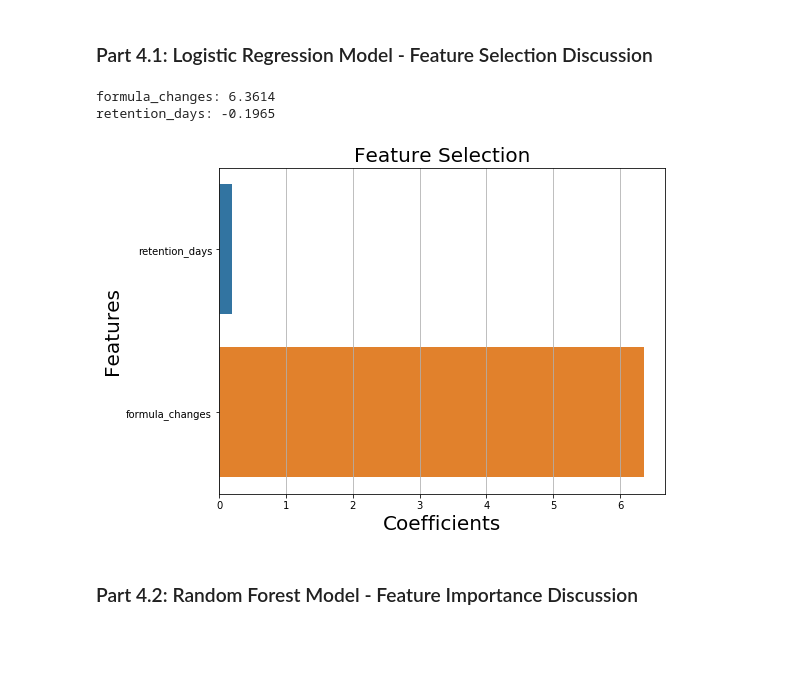
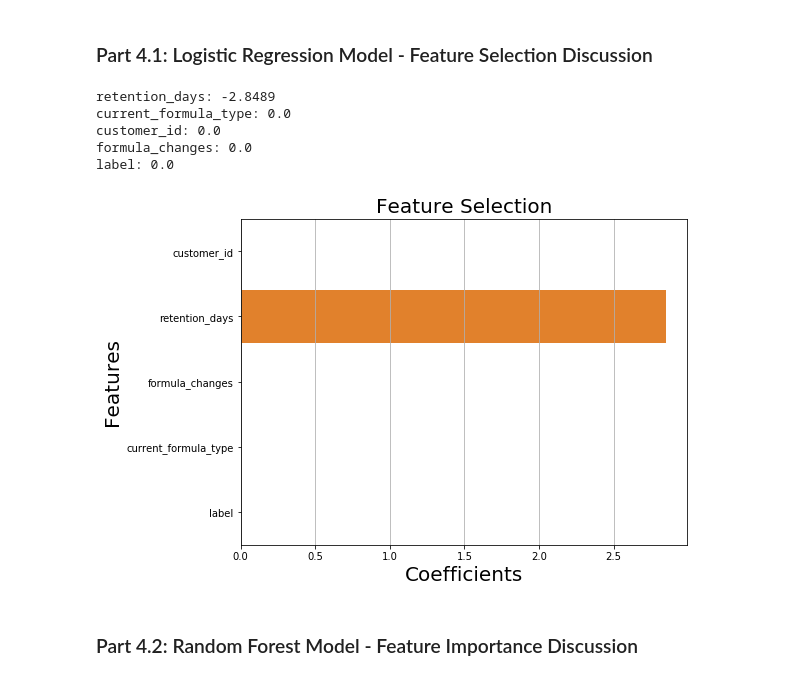
Before and after one commit to yenchenchou/YenChenChou_-Curology-DS-Intern-Case-Study_advanced-analysis, a Jupyter notebook: YenChenChou_ Curology DS Intern Case Study_advanced analysis.ipynb, the cells around one changed output. Saved outputs shown, nothing was run; the diff lists cells and outputs as text; code cells hidden in the pictures; blank space fills up the shorter version.

```diff
--- a/YenChenChou_ Curology DS Intern Case Study_advanced analysis.ipynb
+++ b/YenChenChou_ Curology DS Intern Case Study_advanced analysis.ipynb
@@ -91,12 +92,15 @@ Name: current_formula_type, dtype: int64
 # %% [markdown]
 # Part 2: Feature Preprocessing
 # %%
+# OneHotEncoder
+cat_df = pd.get_dummies(df["formula_changes"])
+
 # y is not imbalanced data, not need to do further process
 df["label"] = np.where(df['formula_changes'] == 0, 0, 1)  # 0 : No, 1 : Yes
 y = df["label"]
 
 # y is made of the number of formula_changes so I don't use it twice.
-X = df[["retention_days", "formula_changes"]]
+X = pd.concat([df["retention_days"], cat_df], axis = 1)
 # %%
 fig, ax = plt.subplots(figsize=(15, 3))
 sns.countplot(x = "current_formula_type", hue = "label", data = df)
@@ -368,21 +372,24 @@ AUC: 1.0
 ### Part 4.1:  Logistic Regression Model - Feature Selection Discussion
 # %%
 for k,v in sorted(zip(map(lambda x: round(x, 4), best_LR_model.coef_[0]), \
-                      X.columns), key=lambda k_v:(-abs(k_v[0]),k_v[1])):
+                      df.columns), key=lambda k_v:(-abs(k_v[0]),k_v[1])):
     print (v + ": " + str(k))
 
 # plot
 fig, ax = plt.subplots(figsize=(8, 6))
 ax.grid()
-sns.barplot([abs(i) for i in best_LR_model.coef_[0]], X.columns)
+sns.barplot([abs(i) for i in best_LR_model.coef_[0]], df.columns)
 ax.set_xlabel("Coefficients", fontsize = 20)
 ax.set_ylabel("Features", fontsize = 20)
 ax.set_title("Feature Selection", fontsize = 20)
 plt.show()
 # %% [output]
-formula_changes: 6.3614
-retention_days: -0.1965
+retention_days: -2.8489
+current_formula_type: 0.0
+customer_id: 0.0
+formula_changes: 0.0
+label: 0.0
-[figure, old version]
+[figure, new version]
 # %% [markdown]
 ### Part 4.2:  Random Forest Model - Feature Importance Discussion
 # %%
```
Also changed, not shown: parts of 11 cells of this notebook.
